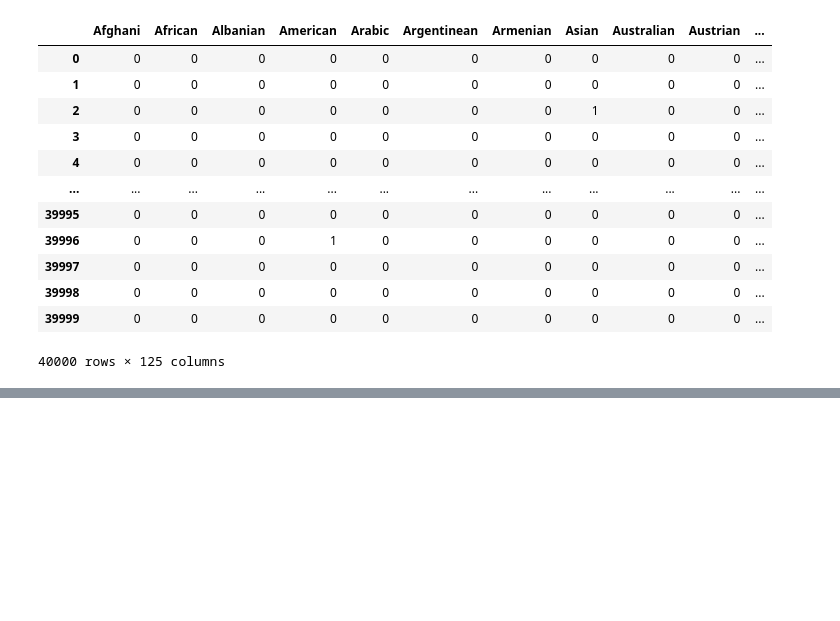
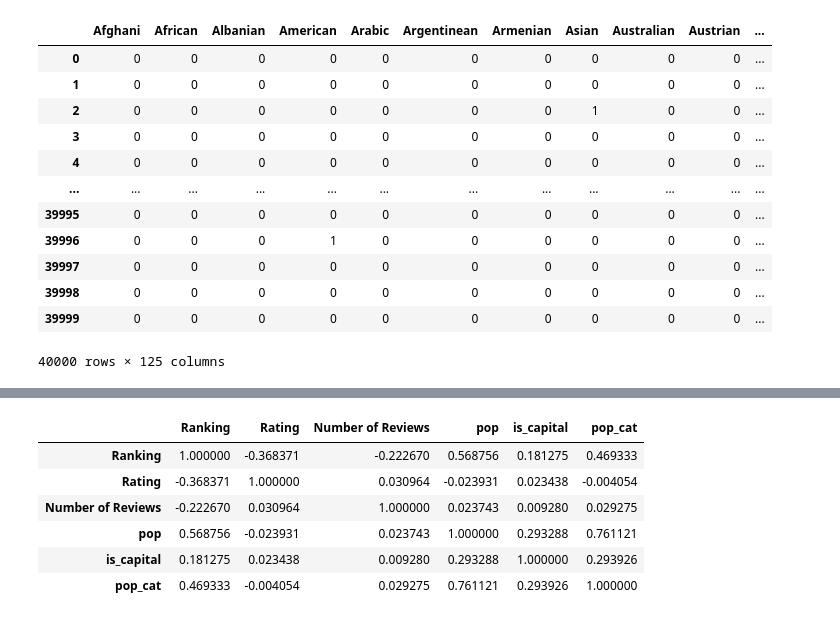
Before and after one commit to BasilPDS/CoursSF_L, a Jupyter notebook: module_3/module_3.ipynb, the cells around one changed output, grey strips where cells are left out. Cells and saved outputs as stored; diff of their text form; code cells hidden in the pictures; blank space fills up the shorter version.

```diff
--- a/module_3/module_3.ipynb
+++ b/module_3/module_3.ipynb
@@ -584,0 +720,10 @@ sns.heatmap(corrt.corr(), annot=True);
+# %%
+corrt.corr()
+# %% [output]
+|  | Ranking | Rating | Number of Reviews | pop | is_capital | pop_cat |
+| Ranking | 1.000000 | -0.368371 | -0.222670 | 0.568756 | 0.181275 | 0.469333 |
+| Rating | -0.368371 | 1.000000 | 0.030964 | -0.023931 | 0.023438 | -0.004054 |
+| Number of Reviews | -0.222670 | 0.030964 | 1.000000 | 0.023743 | 0.009280 | 0.029275 |
+| pop | 0.568756 | -0.023931 | 0.023743 | 1.000000 | 0.293288 | 0.761121 |
+| is_capital | 0.181275 | 0.023438 | 0.009280 | 0.293288 | 1.000000 | 0.293926 |
+| pop_cat | 0.469333 | -0.004054 | 0.029275 | 0.761121 | 0.293926 | 1.000000 |
```
Also changed, not shown: parts of 37 cells of this notebook.
